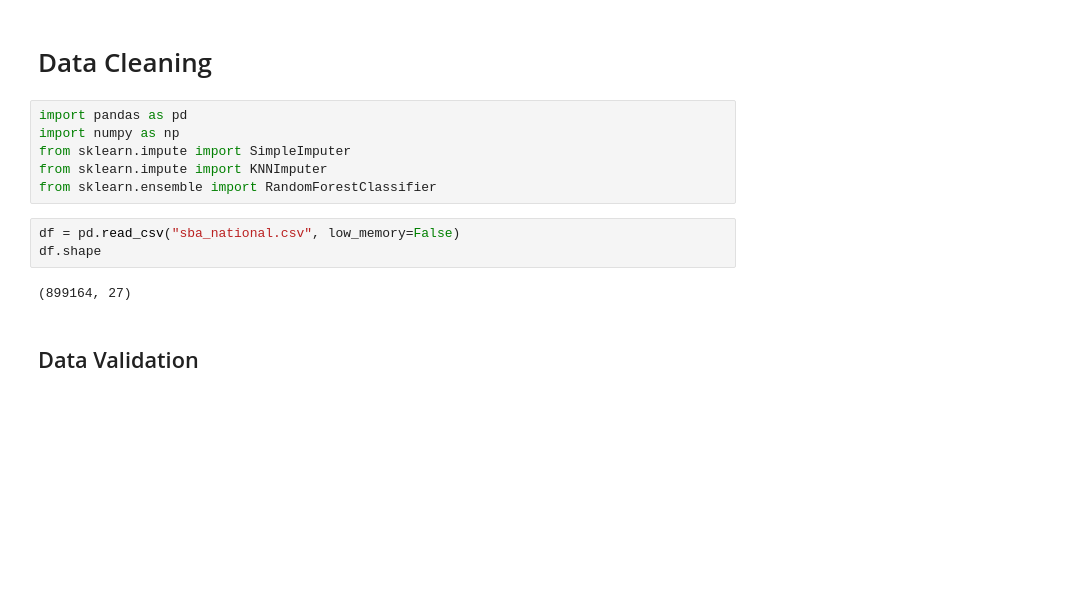
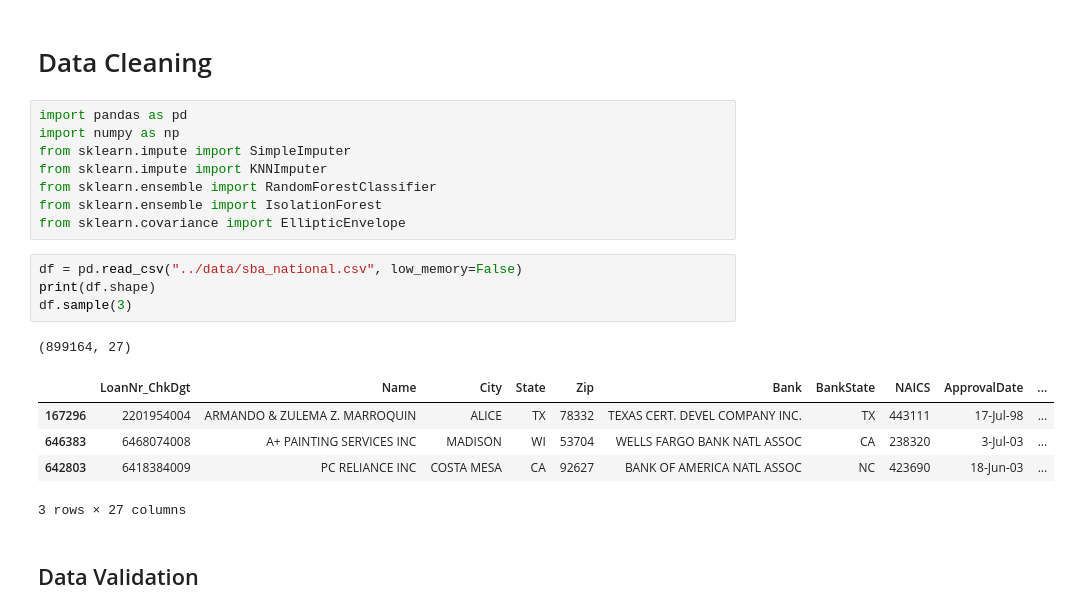
Before and after one commit to Ly-Ax/TFMasterIA, a Jupyter notebook: notebooks/data_cleaning.ipynb, the cells around one changed output. Cells and saved outputs as stored; diff of their text form; blank space fills up the shorter version.

```diff
--- a/notebooks/data_cleaning.ipynb
+++ b/notebooks/data_cleaning.ipynb
@@ -6,11 +6,19 @@ import numpy as np
 from sklearn.impute import SimpleImputer
 from sklearn.impute import KNNImputer
 from sklearn.ensemble import RandomForestClassifier
+from sklearn.ensemble import IsolationForest
+from sklearn.covariance import EllipticEnvelope
 # %%
-df = pd.read_csv("sba_national.csv", low_memory=False)
-df.shape
+df = pd.read_csv("../data/sba_national.csv", low_memory=False)
+print(df.shape)
+df.sample(3)
 # %% [output]
 (899164, 27)
+|  | LoanNr_ChkDgt | Name | City | State | Zip | Bank | BankState | NAICS | ApprovalDate | ... |
+| 167296 | 2201954004 | ARMANDO & ZULEMA Z. MARROQUIN | ALICE | TX | 78332 | TEXAS CERT. DEVEL COMPANY INC. | TX | 443111 | 17-Jul-98 | ... |
+| 646383 | 6468074008 | A+ PAINTING SERVICES INC | MADISON | WI | 53704 | WELLS FARGO BANK NATL ASSOC | CA | 238320 | 3-Jul-03 | ... |
+| 642803 | 6418384009 | PC RELIANCE INC | COSTA MESA | CA | 92627 | BANK OF AMERICA NATL ASSOC | NC | 423690 | 18-Jun-03 | ... |
+3 rows × 27 columns
 # %% [markdown]
 ## Data Validation
 # %%
```
Also changed, not shown: parts of 37 cells of this notebook, 2 other files.
